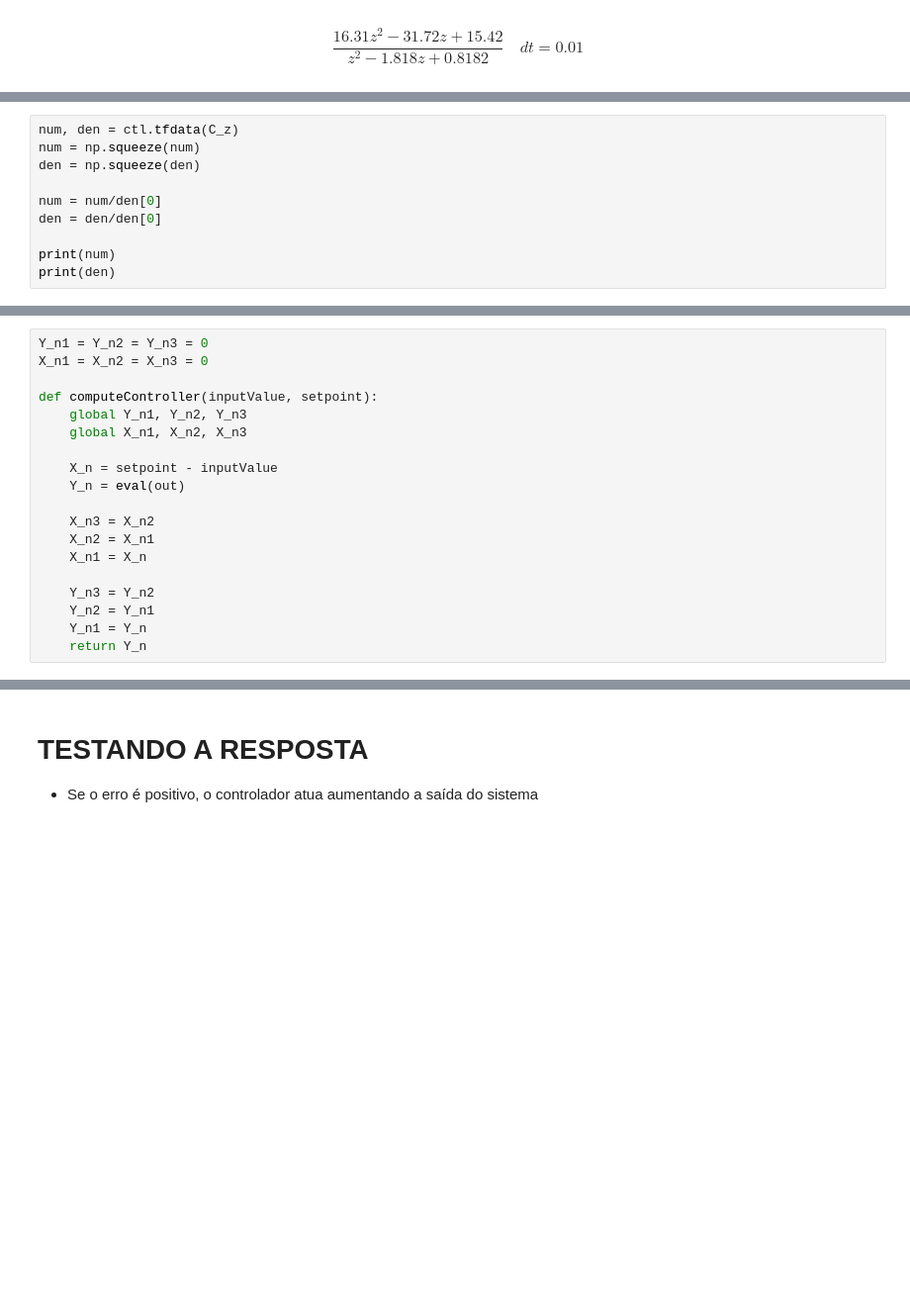
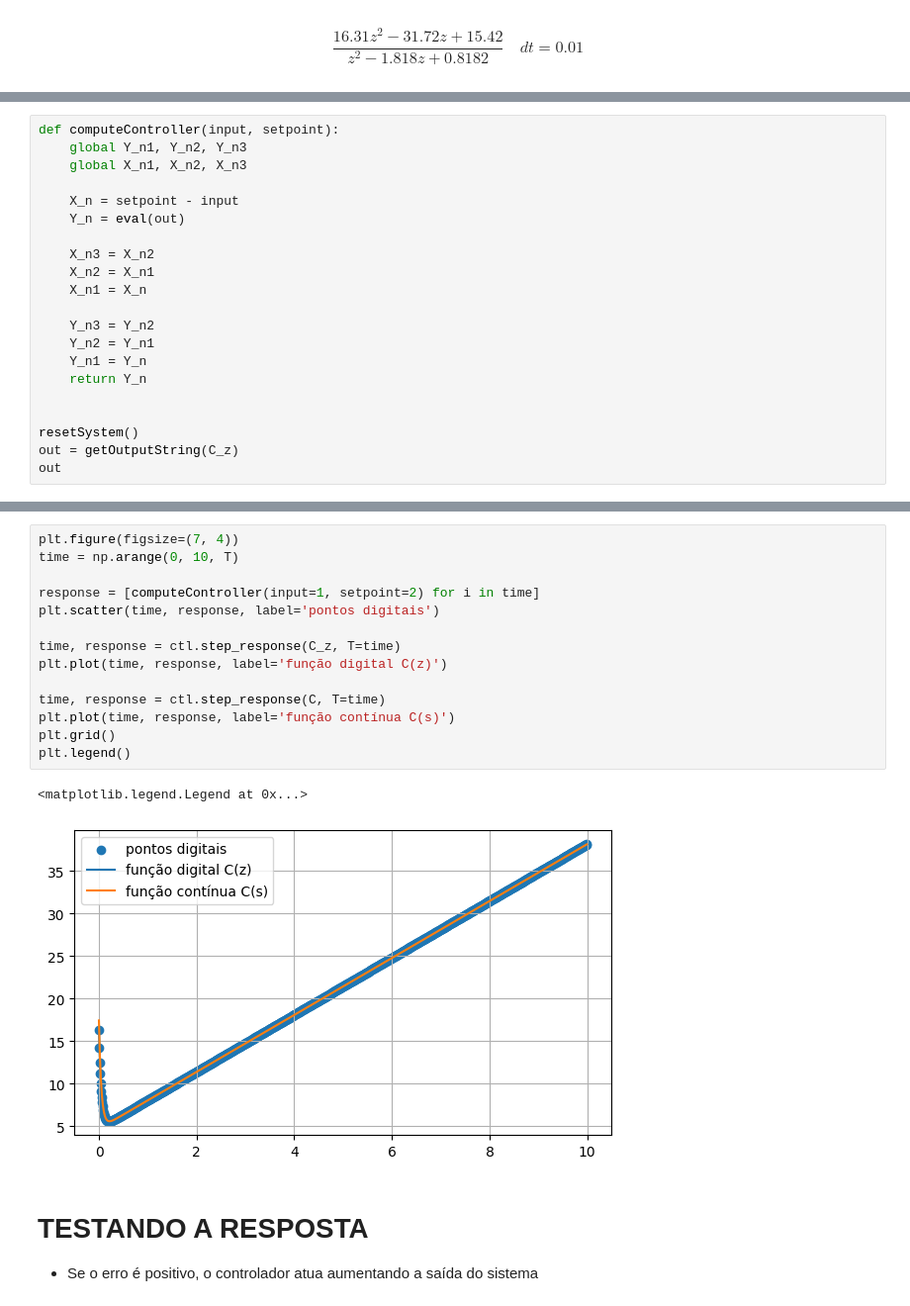
Before and after one commit to KlaussMarchi/PyTrole, a Jupyter notebook: Linear/DIGITAL/Analisys.ipynb, the cells around one changed output, grey strips where cells are left out. Shown: that part at 99% size. Cells and saved outputs as stored; diff of their text form; blank space fills up the shorter version.

```diff
--- a/Linear/DIGITAL/Analisys.ipynb
+++ b/Linear/DIGITAL/Analisys.ipynb
@@ -70,10 +71,0 @@ plt.grid()
-# %%
-num, den = ctl.tfdata(C_z)
-num = np.squeeze(num)
-den = np.squeeze(den)
-
-num = num/den[0]
-den = den/den[0]
-
-print(num)
-print(den)
@@ -100,12 +138,9 @@ print(out + ';')
 # %%
-Y_n1 = Y_n2 = Y_n3 = 0
-X_n1 = X_n2 = X_n3 = 0
-
-def computeController(inputValue, setpoint):
+def computeController(input, setpoint):
     global Y_n1, Y_n2, Y_n3
     global X_n1, X_n2, X_n3
 
-    X_n = setpoint - inputValue
+    X_n = setpoint - input
     Y_n = eval(out)
 
     X_n3 = X_n2
@@ -116,3 +151,8 @@ def computeController(inputValue, setpoint):
     Y_n2 = Y_n1
     Y_n1 = Y_n
     return Y_n
+
+
+resetSystem()
+out = getOutputString(C_z)
+out
@@ -138,3 +161,20 @@ plt.grid()
+# %%
+plt.figure(figsize=(7, 4))
+time = np.arange(0, 10, T)
+
+response = [computeController(input=1, setpoint=2) for i in time]
+plt.scatter(time, response, label='pontos digitais')
+
+time, response = ctl.step_response(C_z, T=time)
+plt.plot(time, response, label='função digital C(z)')
+
+time, response = ctl.step_response(C, T=time)
+plt.plot(time, response, label='função contínua C(s)')
+plt.grid()
+plt.legend()
+# %% [output]
+<matplotlib.legend.Legend at 0x...>
+[figure, added]
 # %% [markdown]
 # TESTANDO A RESPOSTA
 - Se o erro é positivo, o controlador atua aumentando a saída do sistema
```
Also changed, not shown: parts of 14 cells of this notebook, 1 other file.
